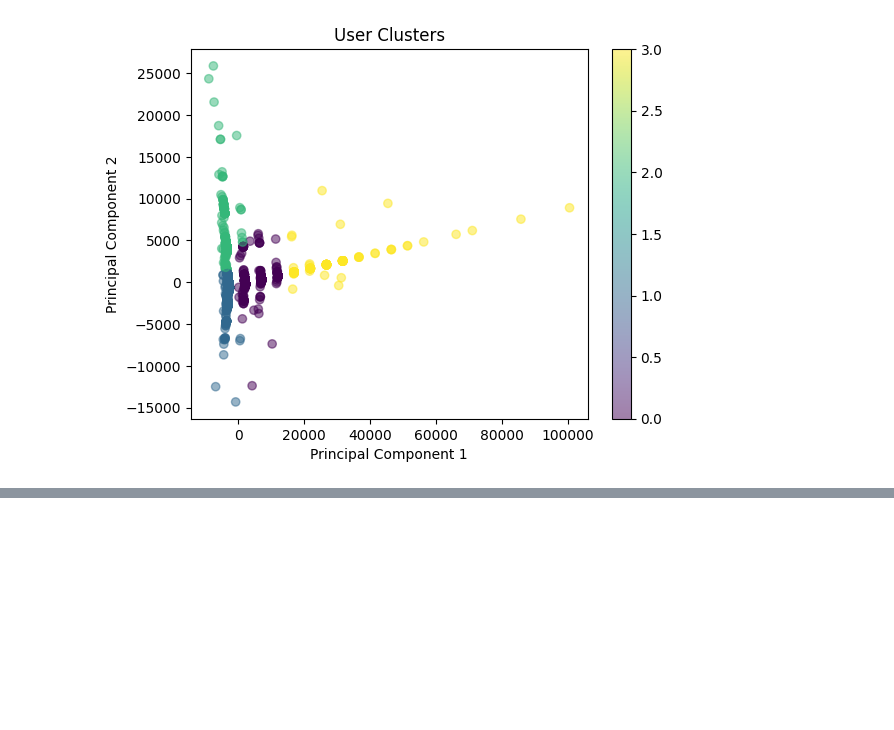
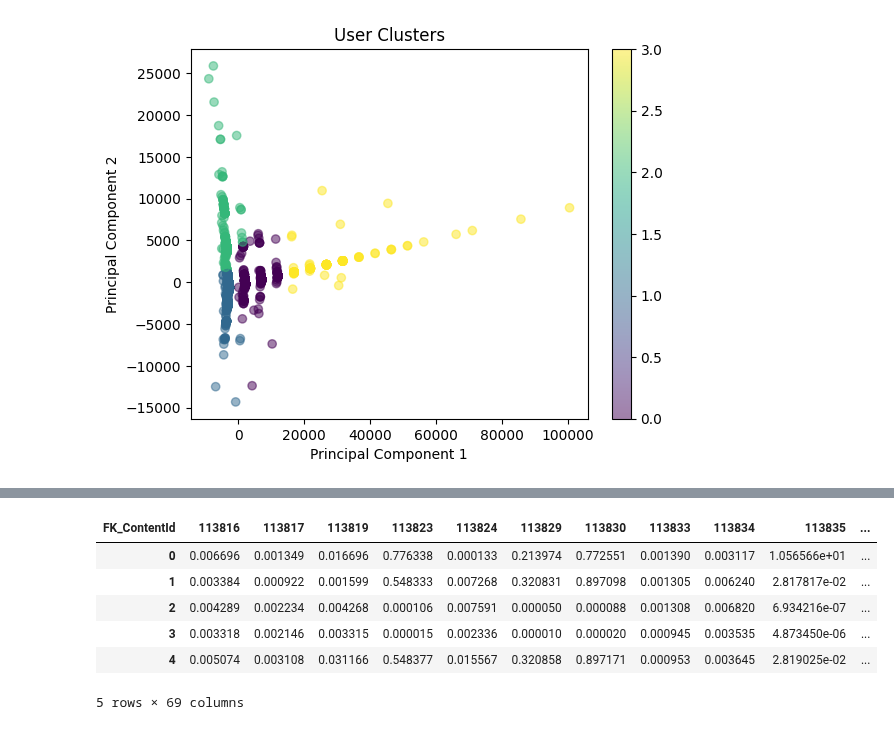
Before and after one commit to DboukAli98/KFHXRelatedAi, a Jupyter notebook: NoteBooks/Model Generation/Clustering.ipynb, the cells around one changed output, grey strips where cells are left out. Drawn from its saved outputs; the diff is of its cells as text; code cells hidden in the pictures; blank space fills up the shorter version.

```diff
--- a/NoteBooks/Model Generation/Clustering.ipynb
+++ b/NoteBooks/Model Generation/Clustering.ipynb
@@ -143,0 +175,3 @@ plt.show()
+# %%
+from scipy.sparse import csr_matrix
+final_ratings_sparse = csr_matrix(final_ratings_matrix.values)
@@ -143,0 +184,13 @@ plt.show()
+# %%
+# Singular Value Decomposition
+U, s, Vt = svds(final_ratings_sparse, k = 50) # here k is the number of latent features
+
+# Construct diagonal array in SVD
+sigma = np.diag(s)
+# %%
+all_user_predicted_ratings = np.dot(np.dot(U, sigma), Vt)
+
+# Predicted ratings
+preds_df = pd.DataFrame(abs(all_user_predicted_ratings), columns = final_ratings_matrix.columns)
+preds_df.head()
+preds_matrix = csr_matrix(preds_df.values)
@@ -143,0 +261,10 @@ plt.show()
+# %%
+preds_df.head()
+# %% [output]
+| FK_ContentId | 113816 | 113817 | 113819 | 113823 | 113824 | 113829 | 113830 | 113833 | 113834 | 113835 | ... |
+| 0 | 0.006696 | 0.001349 | 0.016696 | 0.776338 | 0.000133 | 0.213974 | 0.772551 | 0.001390 | 0.003117 | 1.056566e+01 | ... |
+| 1 | 0.003384 | 0.000922 | 0.001599 | 0.548333 | 0.007268 | 0.320831 | 0.897098 | 0.001305 | 0.006240 | 2.817817e-02 | ... |
+| 2 | 0.004289 | 0.002234 | 0.004268 | 0.000106 | 0.007591 | 0.000050 | 0.000088 | 0.001308 | 0.006820 | 6.934216e-07 | ... |
+| 3 | 0.003318 | 0.002146 | 0.003315 | 0.000015 | 0.002336 | 0.000010 | 0.000020 | 0.000945 | 0.003535 | 4.873450e-06 | ... |
+| 4 | 0.005074 | 0.003108 | 0.031166 | 0.548377 | 0.015567 | 0.320858 | 0.897171 | 0.000953 | 0.003645 | 2.819025e-02 | ... |
+5 rows × 69 columns
```
Also changed, not shown: parts of 10 cells of this notebook, 1 other file.
